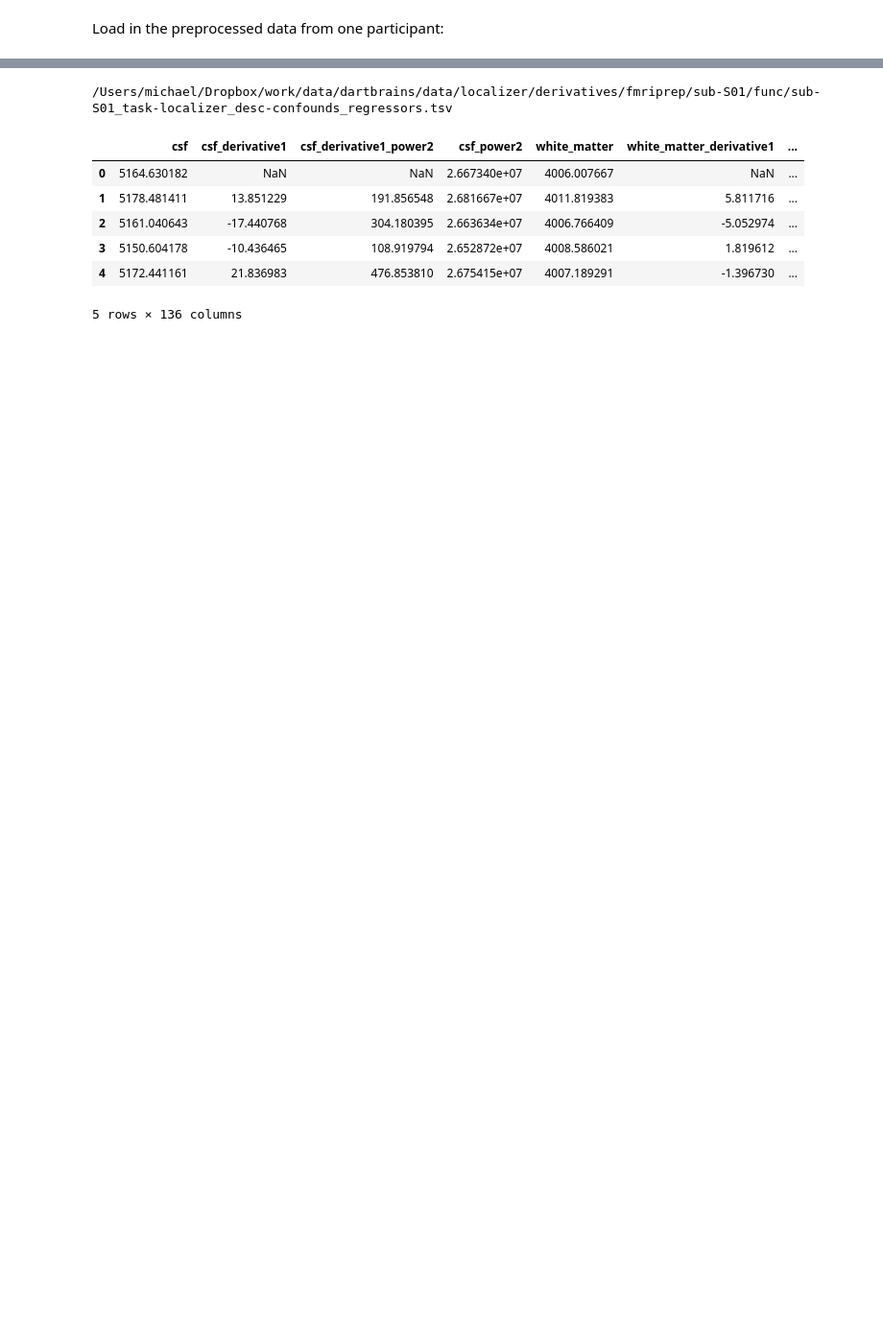
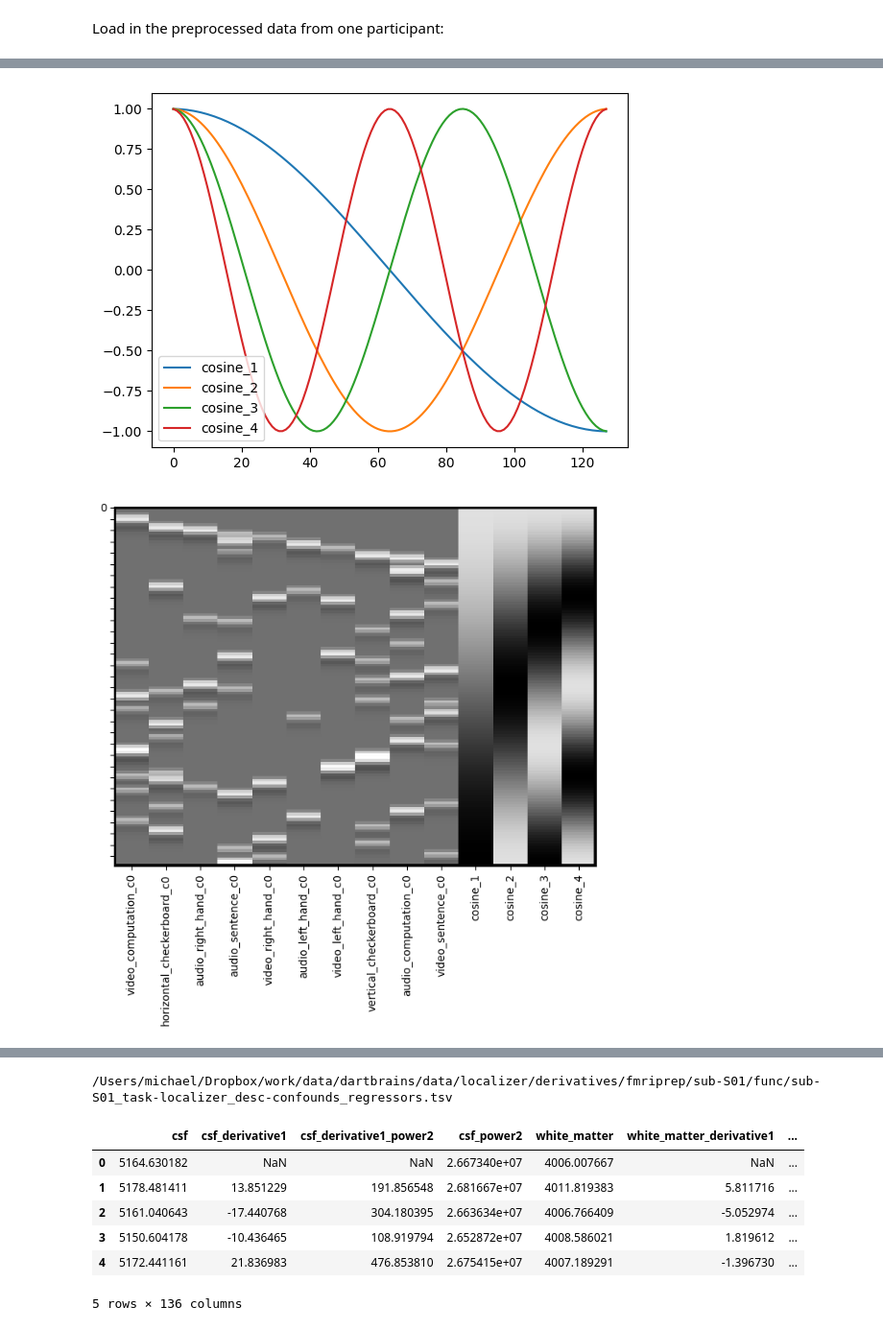
Before and after one commit to uoft-toni/dartbrain_tutorial, a Jupyter notebook: 2_glm_singlesubject.ipynb, the cells around one changed output, grey strips where cells are left out. Shown at 96% size. Saved outputs shown, nothing was run; the diff lists cells and outputs as text; code cells hidden in the pictures; blank space fills up the shorter version.

```diff
--- a/2_glm_singlesubject.ipynb
+++ b/2_glm_singlesubject.ipynb
@@ -28,0 +94,7 @@ n_TR = len(bold) # number of volumes (i.e., TRs)
+# %%
+dm_conv_filt = dm_conv.add_dct_basis(duration=128)
+dm_conv_filt.iloc[:,10:].plot()
+dm_conv_filt.heatmap()
+# %% [output]
+[figure, added]
+[figure, added]
```
Also changed, not shown: parts of 26 cells of this notebook, 1 other file.
